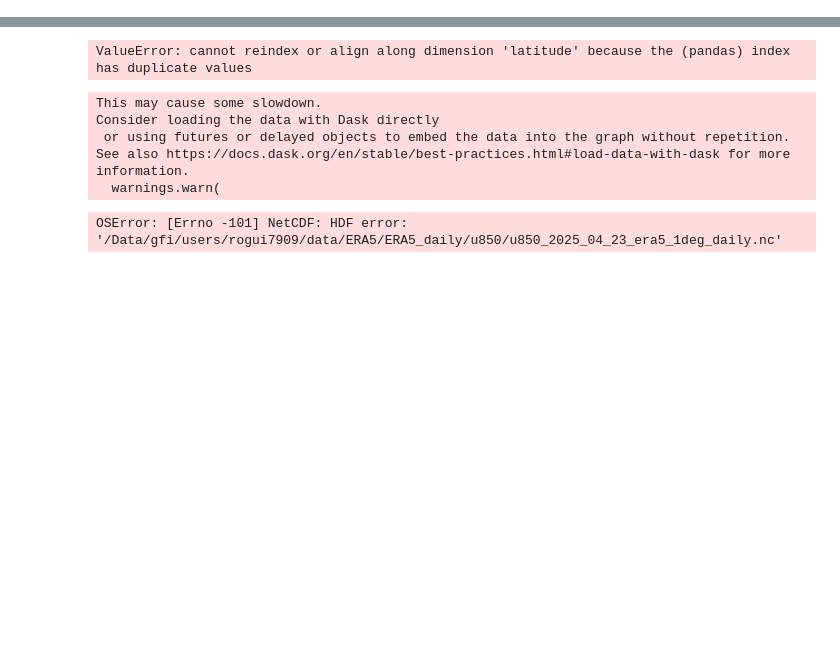
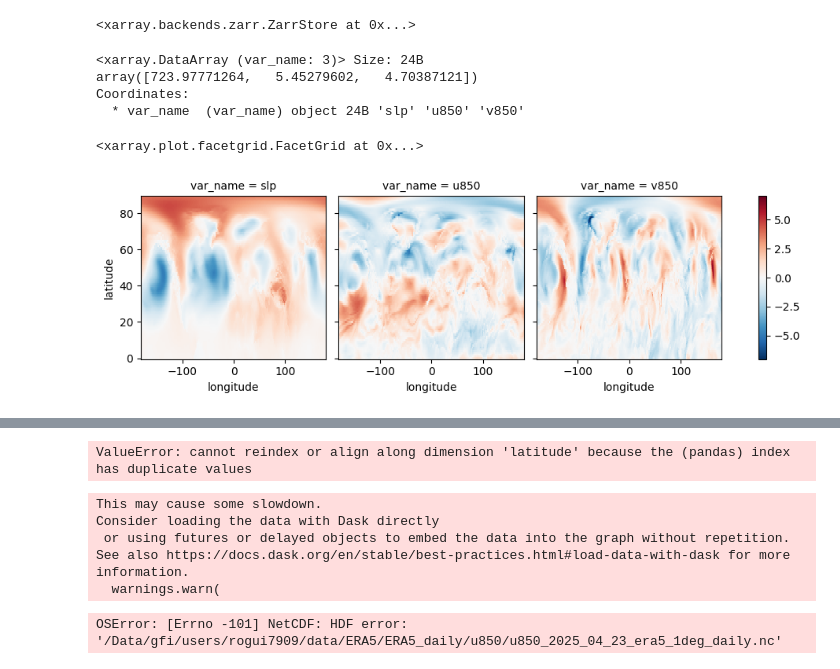
Before and after one commit to rguilcas/predict_rain_norway, a Jupyter notebook: prepare_data/make_zarr_from_daily_files.ipynb, the cells around one changed output, grey strips where cells are left out. Drawn from its saved outputs; the diff is of its cells as text; code cells hidden in the pictures; blank space fills up the shorter version.

Commit message:
all data preparation finished

```diff
--- a/prepare_data/make_zarr_from_daily_files.ipynb
+++ b/prepare_data/make_zarr_from_daily_files.ipynb
@@ -57,2 +60,44 @@ ds = xr.open_dataset('/Data/gfi/users/rogui7909/data/ERA5/ERA5_daily/slp/yearly/
 # %%
-ds = xr.open_mfdataset('/Data/gfi/users/rogui7909/data/ERA5/ERA5_daily/slp/yearly/*.nc', parallel=True)
+ds_slp = xr.open_mfdataset('/Data/gfi/users/rogui7909/data/ERA5/ERA5_daily/slp/yearly/*.nc',engine='h5netcdf')
+ds_u850 = xr.open_mfdataset('/Data/gfi/users/rogui7909/data/ERA5/ERA5_daily/u850/yearly/*.nc',engine='h5netcdf')
+ds_v850 = xr.open_mfdataset('/Data/gfi/users/rogui7909/data/ERA5/ERA5_daily/v850/yearly/*.nc',engine='h5netcdf')
+# %%
+ds_all = xr.Dataset(dict(slp=ds_slp.msl, u850=ds_u850.u, v850=ds_v850.v)).to_array('var_name')
+# %%
+ds_all_mean = ds_all.mean('time').compute()
+ds_no_mean = ds_all - ds_all_mean
+ds_std = ds_no_mean.std().compute()
+# %%
+ds_std = ds_no_mean.weighted(np.cos(np.deg2rad(ds_no_mean.latitude))).std(['longitude','latitude', 'time']).compute()
+# %%
+ds_out = xr.Dataset(dict(data_normed = ds_no_mean/ds_std,
+                         std_value = ds_std,
+                         mean_value = ds_all_mean)).transpose('time','var_name','latitude','longitude')
+
+from zarr.codecs import BloscCodec
+
+compressor = BloscCodec(cname="zstd", clevel=3, shuffle="shuffle")
+space_size = 'x'.join(list(np.array(ds_out.data_normed.shape[-2:]).astype(str)))
+ds_out.chunk(time=365).to_zarr(f"/Data/gfi/users/rogui7909/data/ERA5/dynamical_variables/dl_inputs_day_1deg_1940-2024.zarr",
+               encoding={"data_normed": {"compressors": (compressor,)},
+                         "mean_value": {"compressors": (compressor,)},
+                         "std_value": {"compressors": (compressor,)},
+                         "longitude": {"compressors": (compressor,)},
+                         "latitude": {"compressors": (compressor,)},
+                         "time": {"compressors": (compressor,)},
+                         "var_name": {"compressors": (compressor,)},
+                         })
+# %% [output]
+<xarray.backends.zarr.ZarrStore at 0x...>
+# %%
+ds_std
+# %% [output]
+<xarray.DataArray (var_name: 3)> Size: 24B
+array([723.97771264,   5.45279602,   4.70387121])
+Coordinates:
+  * var_name  (var_name) object 24B 'slp' 'u850' 'v850'
+# %%
+(ds_no_mean.isel(time=0)/ds_std).plot(col='var_name')
+# %% [output]
+<xarray.plot.facetgrid.FacetGrid at 0x...>
+[figure, added]
```
Also changed, not shown: parts of 9 cells of this notebook, 4 other files.
